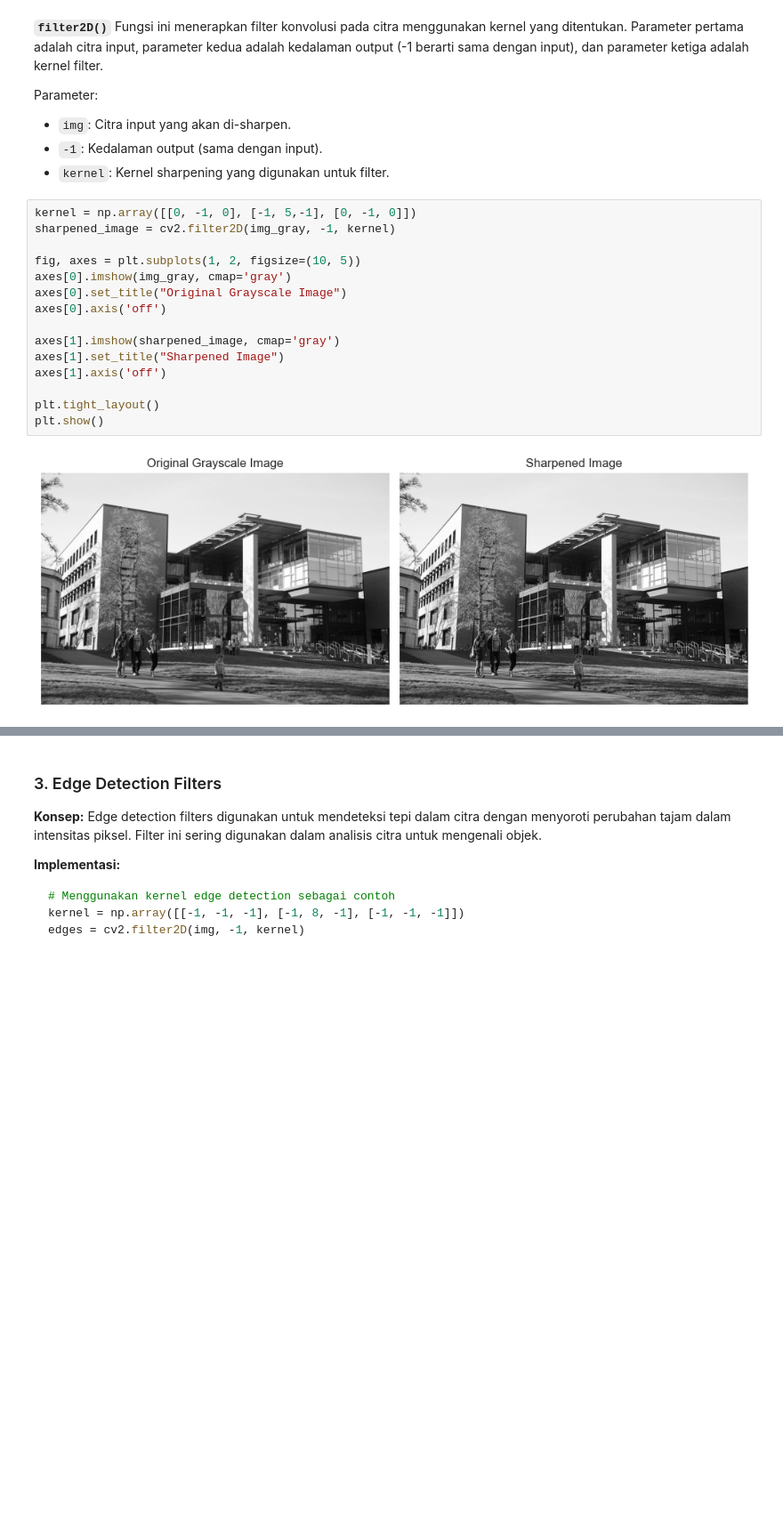
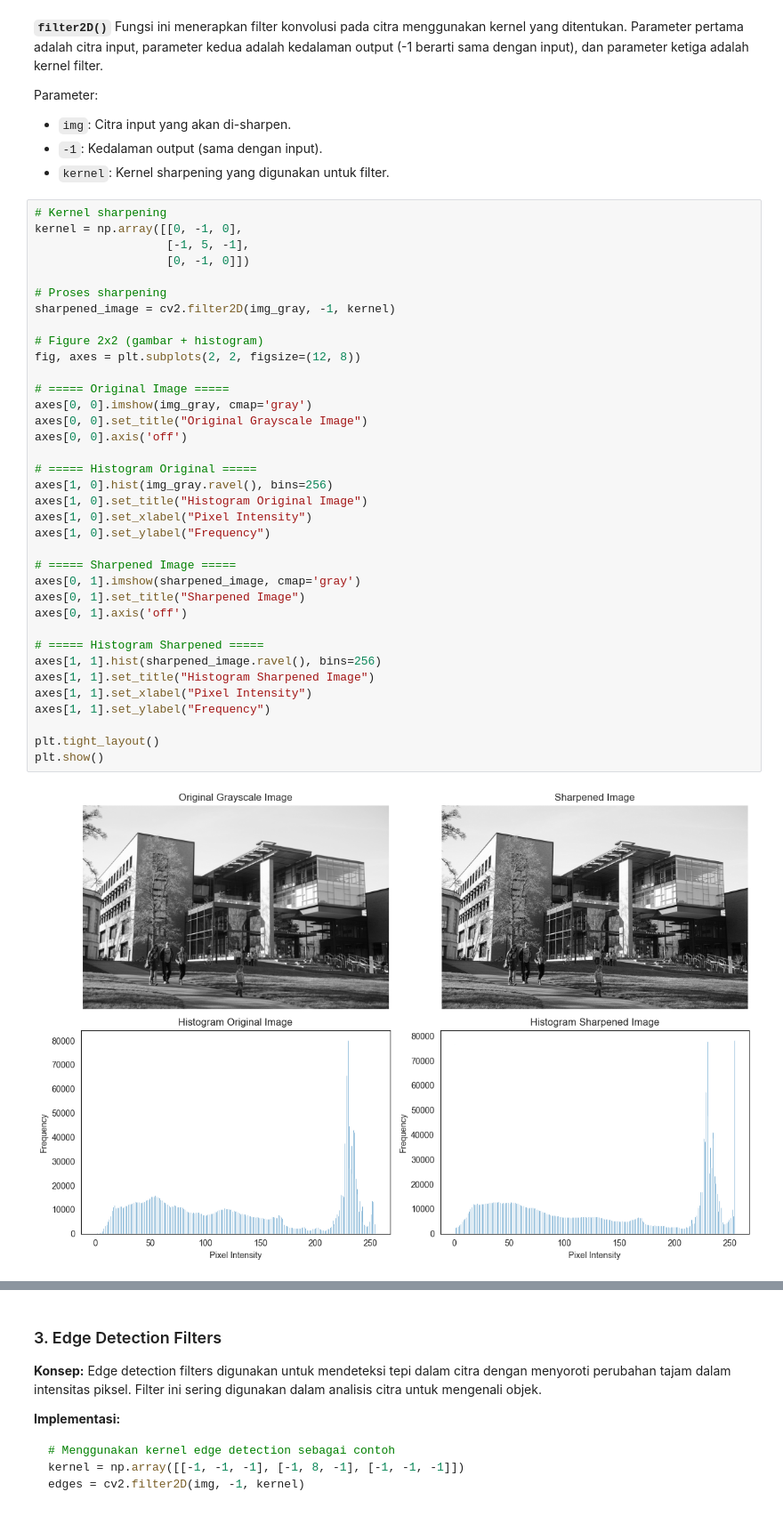
Before and after one commit to Sugiarta123/Quiz-2, a Jupyter notebook: 04_filters.ipynb, the cells around one changed output, grey strips where cells are left out. Shown at 89% size. Saved outputs shown, nothing was run; the diff lists cells and outputs as text; blank space fills up the shorter version.

```diff
--- a/04_filters.ipynb
+++ b/04_filters.ipynb
@@ -379,22 +400,43 @@ Parameter:
 - `-1`: Kedalaman output (sama dengan input).
 - `kernel`: Kernel sharpening yang digunakan untuk filter.
 # %%
-kernel = np.array([[0, -1, 0], [-1, 5,-1], [0, -1, 0]])
+# Kernel sharpening
+kernel = np.array([[0, -1, 0],
+                   [-1, 5, -1],
+                   [0, -1, 0]])
+
+# Proses sharpening
 sharpened_image = cv2.filter2D(img_gray, -1, kernel)
 
-fig, axes = plt.subplots(1, 2, figsize=(10, 5))
-axes[0].imshow(img_gray, cmap='gray')
-axes[0].set_title("Original Grayscale Image")
-axes[0].axis('off')
+# Figure 2x2 (gambar + histogram)
+fig, axes = plt.subplots(2, 2, figsize=(12, 8))
 
-axes[1].imshow(sharpened_image, cmap='gray')
-axes[1].set_title("Sharpened Image")
-axes[1].axis('off')
+# ===== Original Image =====
+axes[0, 0].imshow(img_gray, cmap='gray')
+axes[0, 0].set_title("Original Grayscale Image")
+axes[0, 0].axis('off')
+
+# ===== Histogram Original =====
+axes[1, 0].hist(img_gray.ravel(), bins=256)
+axes[1, 0].set_title("Histogram Original Image")
+axes[1, 0].set_xlabel("Pixel Intensity")
+axes[1, 0].set_ylabel("Frequency")
+
+# ===== Sharpened Image =====
+axes[0, 1].imshow(sharpened_image, cmap='gray')
+axes[0, 1].set_title("Sharpened Image")
+axes[0, 1].axis('off')
+
+# ===== Histogram Sharpened =====
+axes[1, 1].hist(sharpened_image.ravel(), bins=256)
+axes[1, 1].set_title("Histogram Sharpened Image")
+axes[1, 1].set_xlabel("Pixel Intensity")
+axes[1, 1].set_ylabel("Frequency")
 
 plt.tight_layout()
 plt.show()
 # %% [output]
-[figure, old version]
+[figure, new version]
 # %% [markdown]
 #### Analisis Histogram Penerapan Sharpening Filter pada Citra Grayscale
 
```
Also changed, not shown: parts of 12 cells of this notebook.
